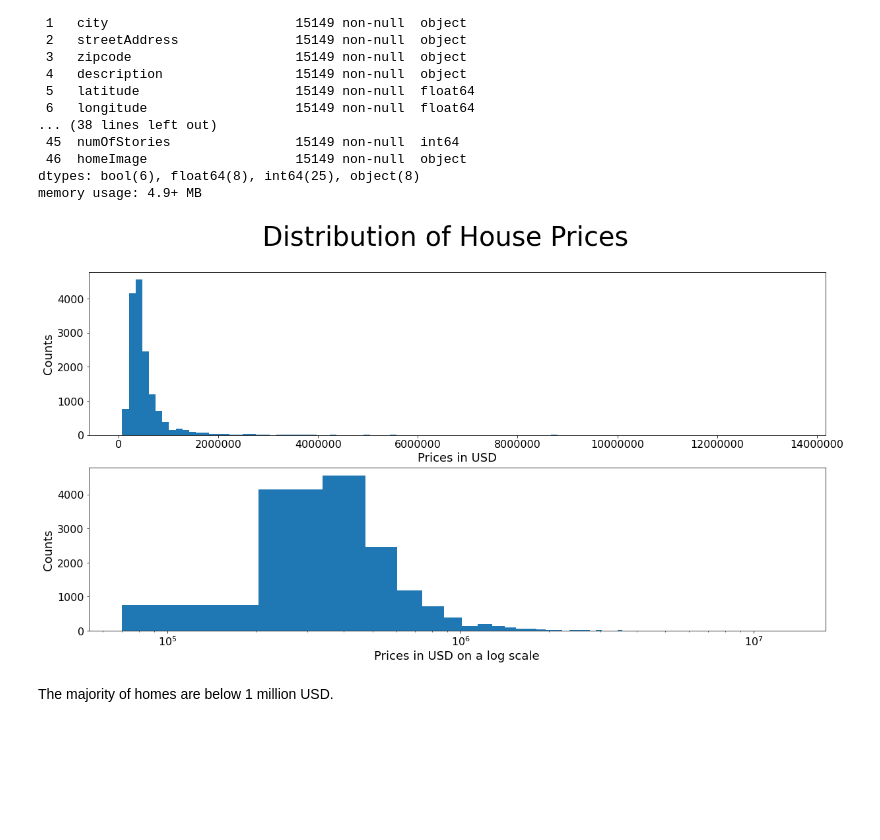
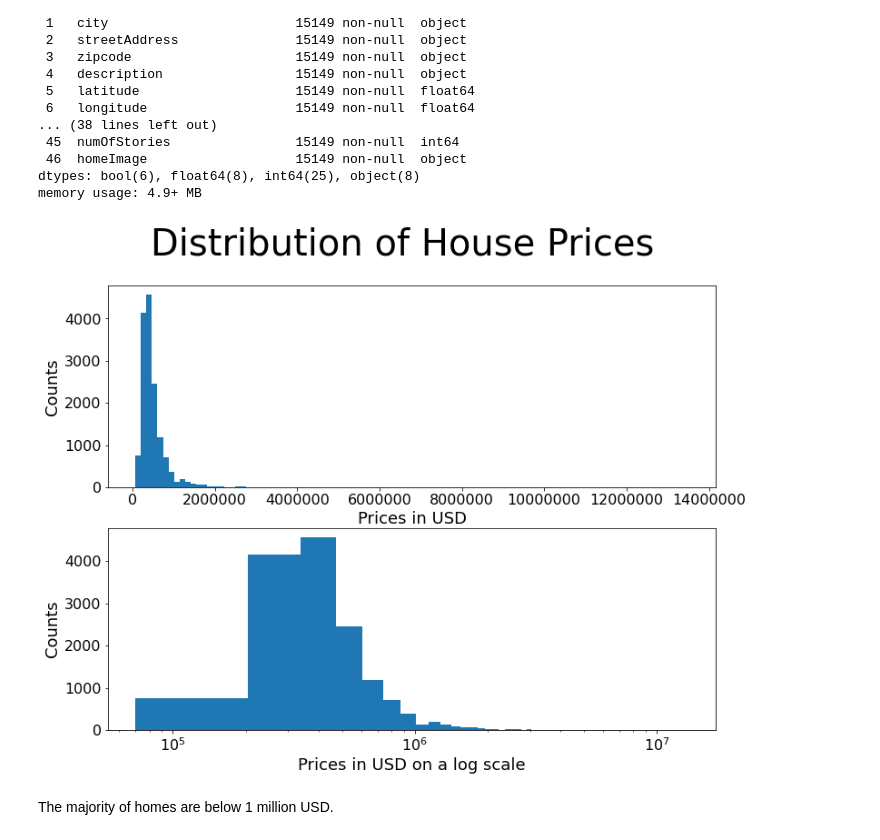
Before and after one commit to sangeetajay/Springboard, a Jupyter notebook: Final_Capstone/1_AH_csv_Data_Wrangling_EDA.ipynb, the cells around one changed output. Drawn from its saved outputs; the diff is of its cells as text; code cells hidden in the pictures; blank space fills up the shorter version.

Commit message:
changes to eda graphs

```diff
--- a/Final_Capstone/1_AH_csv_Data_Wrangling_EDA.ipynb
+++ b/Final_Capstone/1_AH_csv_Data_Wrangling_EDA.ipynb
@@ -209,31 +209,31 @@ plt.rc('figure', titlesize=BIGGER_SIZE)  # fontsize of the figure title
 #########################
 # %%
 # Plotting the distribution of the prices
-fig, (ax1,ax2) = plt.subplots(2,1)
-plt.rcParams["figure.figsize"] = (10,20)
+fig, (ax1,ax2) = plt.subplots((2), figsize=(12, 9))
+
 fig.suptitle('Distribution of House Prices', fontsize=40)
 
 
 ax1.hist(df['latestPrice'], bins=100)
 #ax1.ticklabel_format(style='sci')
 #ax.set_xscale('log')
 
 #ax1.set_title('')
 ax1.set_ylabel('Counts',fontsize=18)
 ax1.set_xlabel('Prices in USD', fontsize=18)
 ax1.ticklabel_format(style='plain')
 
 ax2.hist(df['latestPrice'], bins=100)
 
 ax2.set_xscale('log')
 #ax2.ticklabel_format(style='plain')
 #ax2.set_title('Distribution of House Prices')
 ax2.set_ylabel('Counts',fontsize=18)
 ax2.set_xlabel('Prices in USD on a log scale', fontsize=18)
 #ax2.ticklabel_format(style='plain')
 plt.show()
 # %% [output]
-[figure, old version]
+[figure, new version]
 # %% [markdown]
 The majority of homes are below 1 million USD.
 # %%
```
Also changed, not shown: parts of 17 cells of this notebook.
